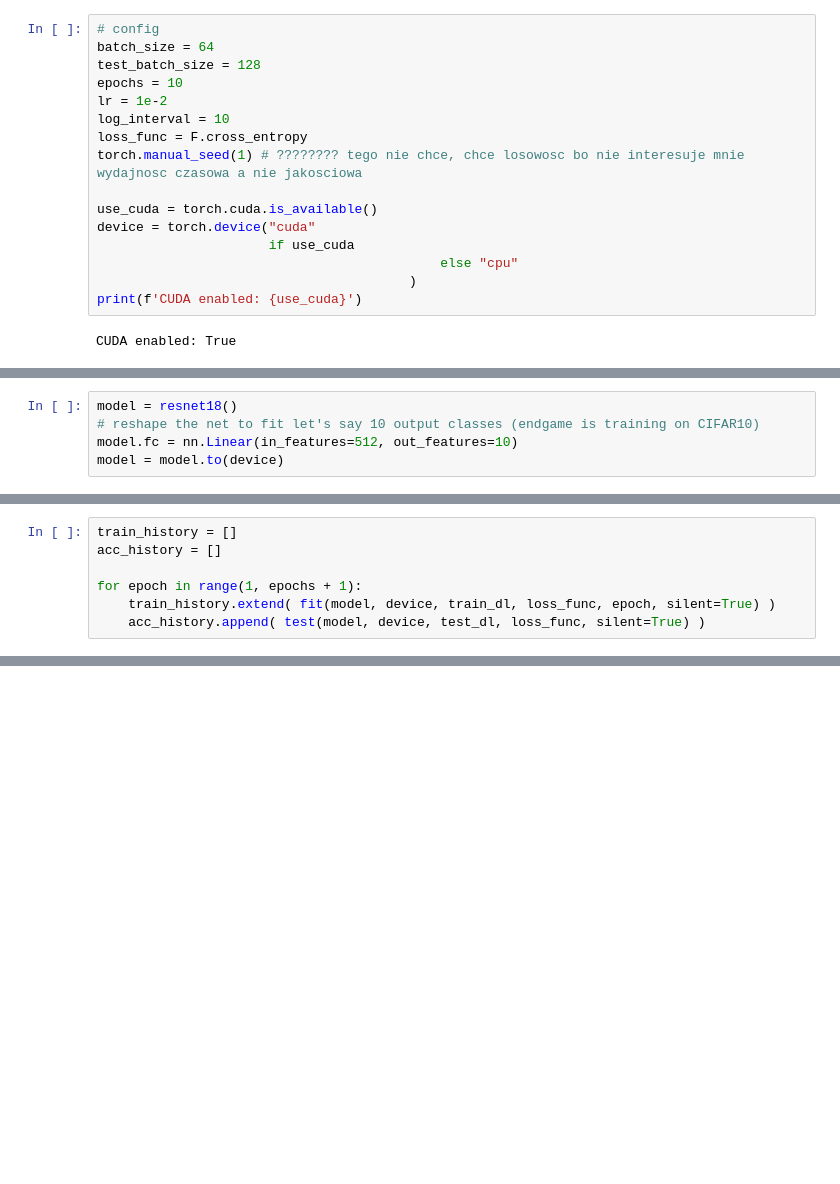
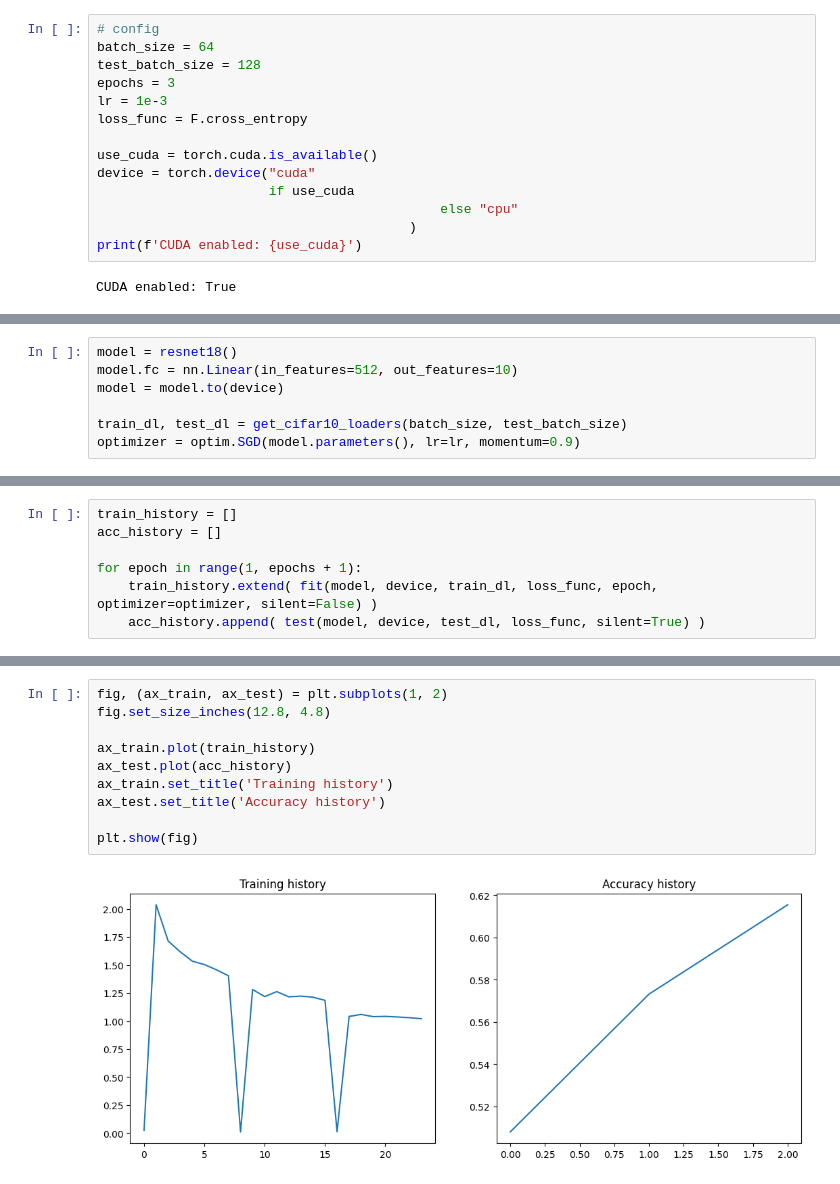
Before and after one commit to mihawb/dnn-lang-comparison, a Jupyter notebook: python/torch_resnet_test.ipynb, the cells around one changed output, grey strips where cells are left out. Drawn from its saved outputs; the diff is of its cells as text; blank space fills up the shorter version.

```diff
--- a/python/torch_resnet_test.ipynb
+++ b/python/torch_resnet_test.ipynb
@@ -10,11 +10,9 @@ from torch_funcs import fit, test, get_cifar10_loaders
 # config
 batch_size = 64
 test_batch_size = 128
-epochs = 10
-lr = 1e-2
-log_interval = 10
+epochs = 3
+lr = 1e-3
 loss_func = F.cross_entropy
-torch.manual_seed(1) # ???????? tego nie chce, chce losowosc bo nie interesuje mnie wydajnosc czasowa a nie jakosciowa
 
 use_cuda = torch.cuda.is_available()
 device = torch.device("cuda"
@@ -29,5 +25,7 @@ train_dl, val_dl, test_dl = get_cifar10_loaders(batch_size, test_batch_size)
 # %%
 model = resnet18()
-# reshape the net to fit let's say 10 output classes (endgame is training on CIFAR10)
 model.fc = nn.Linear(in_features=512, out_features=10)
 model = model.to(device)
+
+train_dl, test_dl = get_cifar10_loaders(batch_size, test_batch_size)
+optimizer = optim.SGD(model.parameters(), lr=lr, momentum=0.9)
@@ -36,6 +37,6 @@ train_history = []
 acc_history = []
 
 for epoch in range(1, epochs + 1):
-	train_history.extend( fit(model, device, train_dl, loss_func, epoch, silent=True) )
+	train_history.extend( fit(model, device, train_dl, loss_func, epoch, optimizer=optimizer, silent=False) )
 	acc_history.append( test(model, device, test_dl, loss_func, silent=True) )
 # %% [output]
@@ -42,0 +60,12 @@ RuntimeError: Given groups=1, weight of size [64, 3, 7, 7], expected input[64, 3
+# %%
+fig, (ax_train, ax_test) = plt.subplots(1, 2)
+fig.set_size_inches(12.8, 4.8)
+
+ax_train.plot(train_history)
+ax_test.plot(acc_history)
+ax_train.set_title('Training history')
+ax_test.set_title('Accuracy history')
+
+plt.show(fig)
+# %% [output]
+[figure, added]
```
Also changed, not shown: parts of 3 cells of this notebook, 4 other files.
